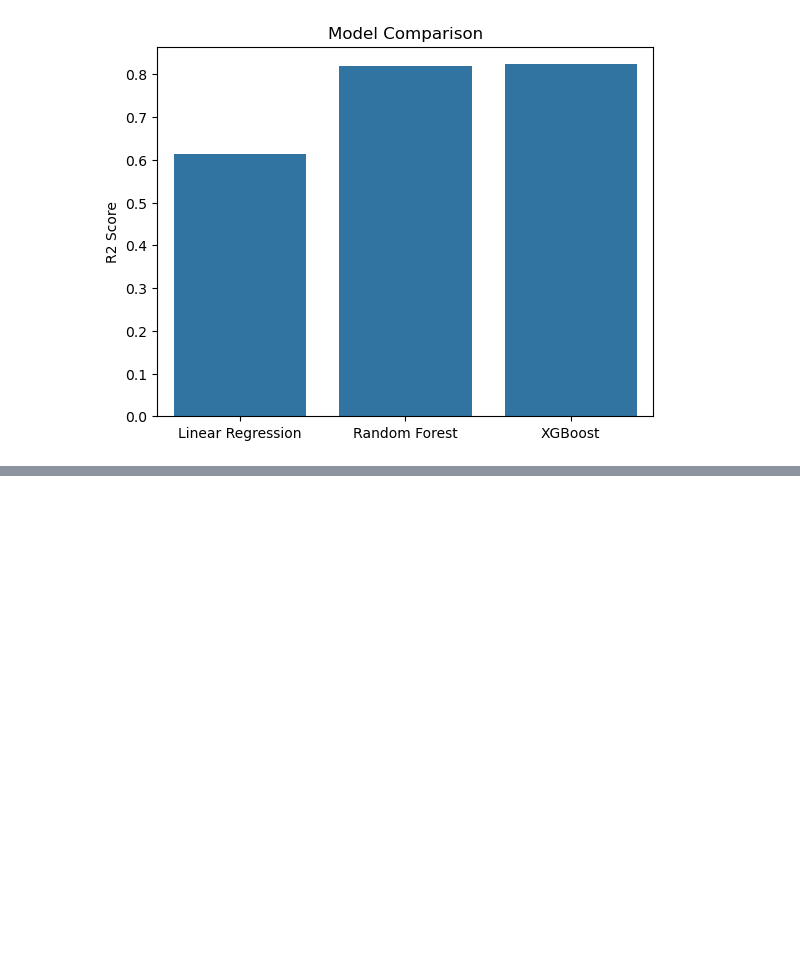
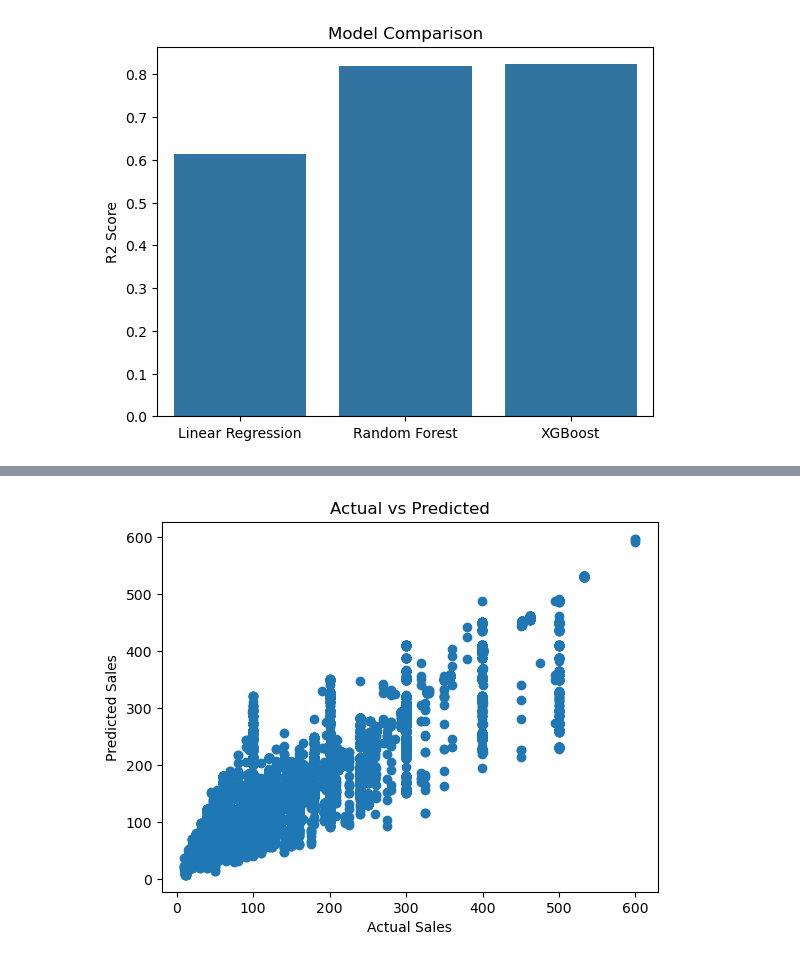
Before and after one commit to NajahSulthana/Supply-Chain-Sales-Forecasting, a Jupyter notebook: DataCo Supply chain analysis.ipynb, the cells around one changed output, grey strips where cells are left out. Cells and saved outputs as stored; diff of their text form; code cells hidden in the pictures; blank space fills up the shorter version.

```diff
--- a/DataCo Supply chain analysis.ipynb
+++ b/DataCo Supply chain analysis.ipynb
@@ -214,0 +255,8 @@ plt.show()
+# %%
+plt.scatter(y_test, y_pred)
+plt.xlabel("Actual Sales")
+plt.ylabel("Predicted Sales")
+plt.title("Actual vs Predicted")
+plt.show()
+# %% [output]
+[figure, added]
```
Also changed, not shown: parts of 5 cells of this notebook.
